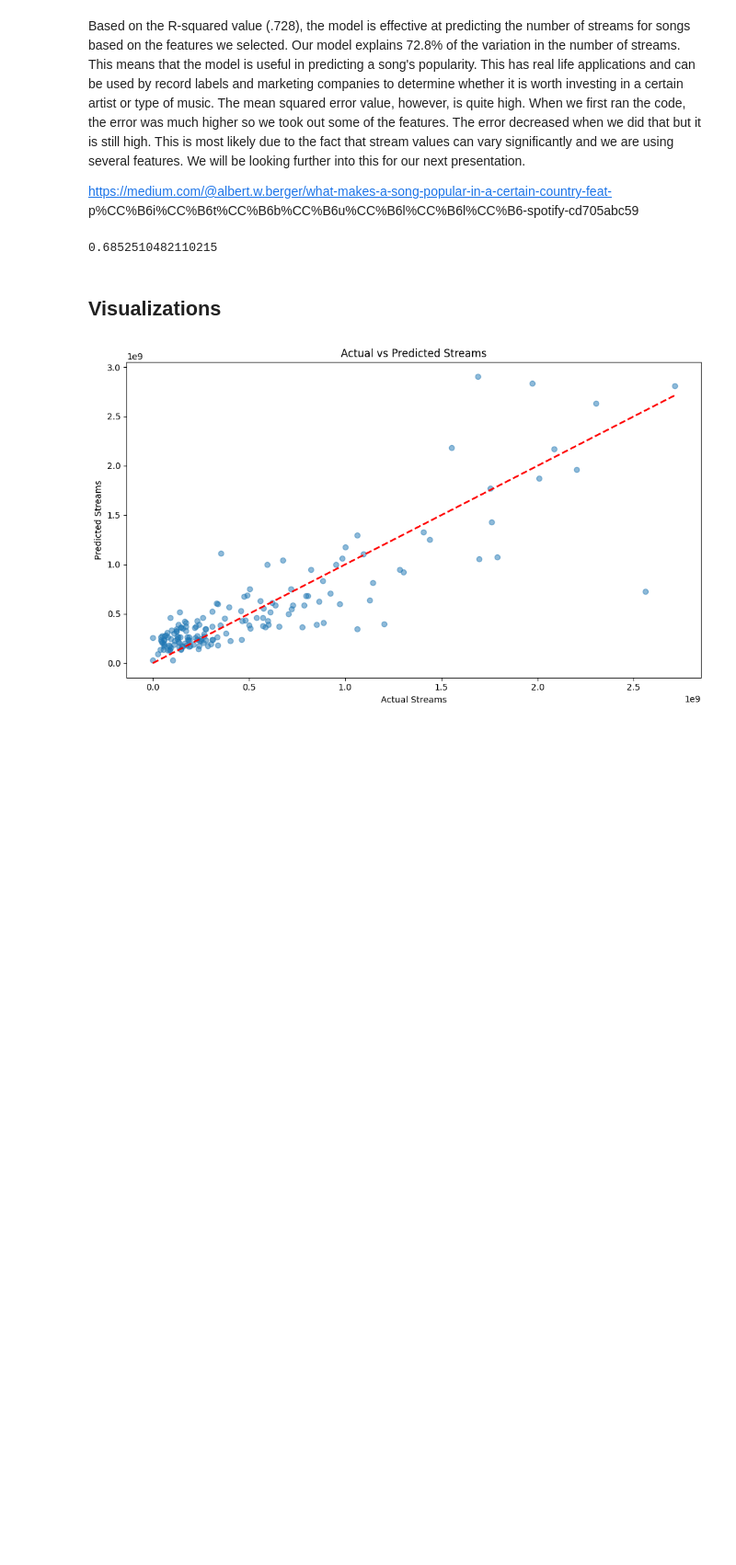
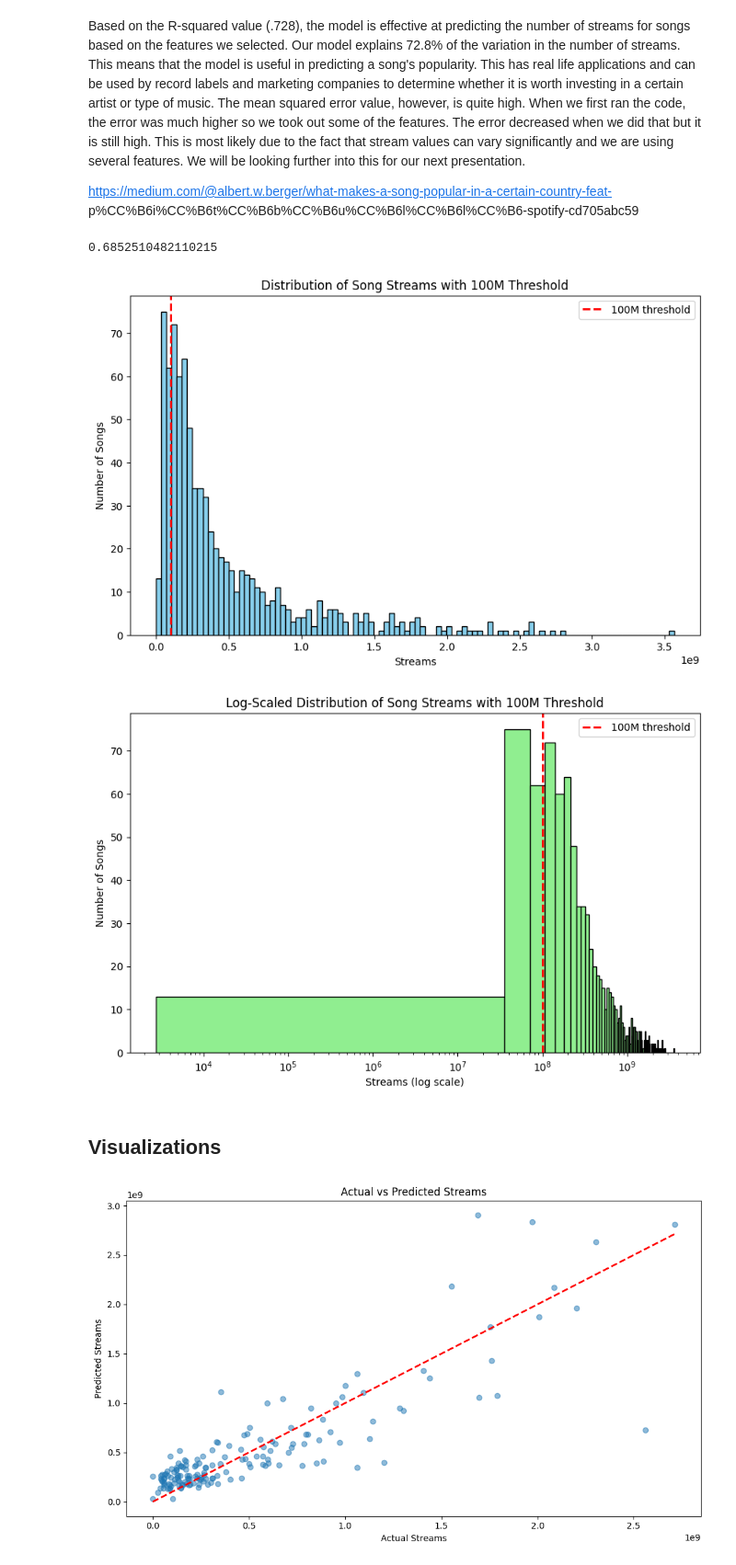
Before and after one commit to jumin7/Song-Popularity-Analysis, a Jupyter notebook: ProjectGarciaShrestha.ipynb, the cells around one changed output. Shown at 92% size. Cells and saved outputs as stored; diff of their text form; code cells hidden in the pictures; blank space fills up the shorter version.

```diff
--- a/ProjectGarciaShrestha.ipynb
+++ b/ProjectGarciaShrestha.ipynb
@@ -234,6 +259,35 @@ train_r2 = model.score(X_train, y_train)
 train_r2
 # %% [output]
 0.6852510482110215
+# %%
+import matplotlib.pyplot as plt
+import numpy as np
+
+# Plot distribution of streams (log scale helps with skew)
+plt.figure(figsize=(10,6))
+plt.hist(dfSpotify_clean['streams'], bins=100, color='skyblue', edgecolor='black')
+plt.axvline(100_000_000, color='red', linestyle='--', linewidth=2, label="100M threshold")
+
+plt.xlabel("Streams")
+plt.ylabel("Number of Songs")
+plt.title("Distribution of Song Streams with 100M Threshold")
+plt.legend()
+plt.show()
+
+# Optional: log scale on x-axis to better show spread
+plt.figure(figsize=(10,6))
+plt.hist(dfSpotify_clean['streams'], bins=100, color='lightgreen', edgecolor='black')
+plt.axvline(100_000_000, color='red', linestyle='--', linewidth=2, label="100M threshold")
+
+plt.xscale("log")
+plt.xlabel("Streams (log scale)")
+plt.ylabel("Number of Songs")
+plt.title("Log-Scaled Distribution of Song Streams with 100M Threshold")
+plt.legend()
+plt.show()
+# %% [output]
+[figure, added]
+[figure, added]
 # %% [markdown]
 ## Visualizations
 # %%
```
Also changed, not shown: parts of 3 cells of this notebook.
